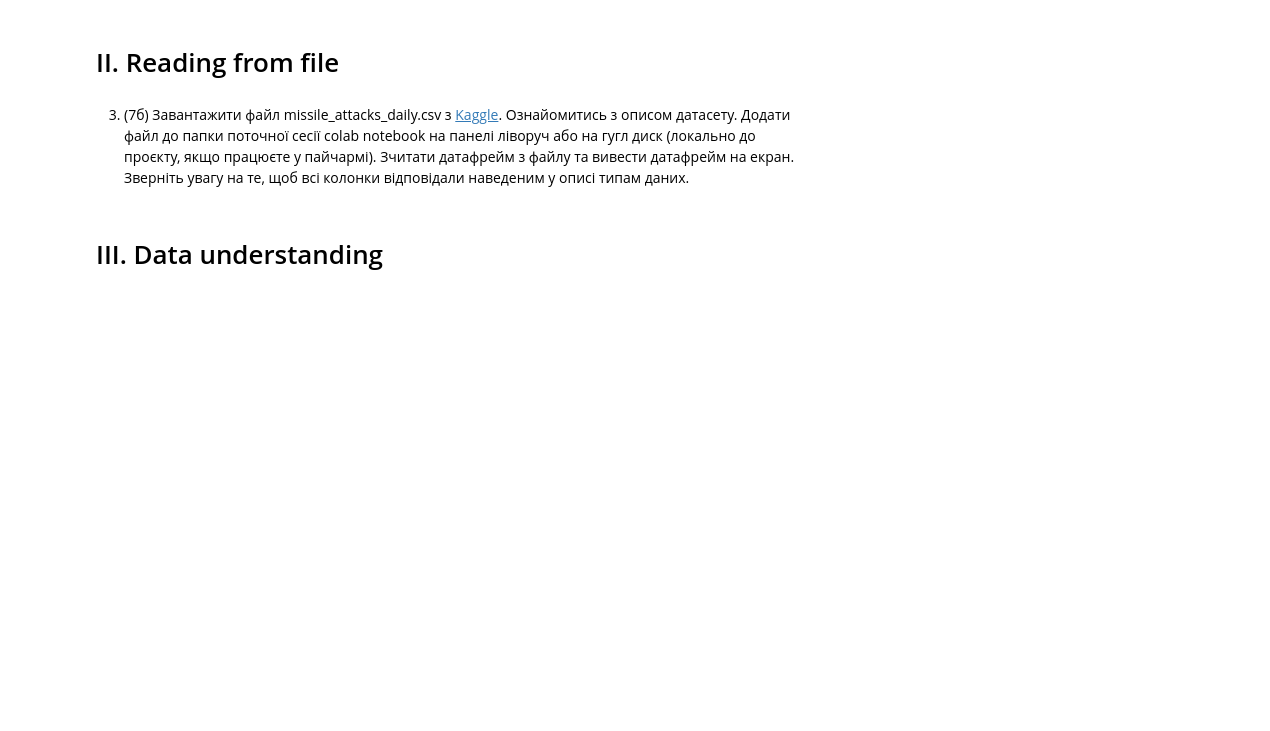
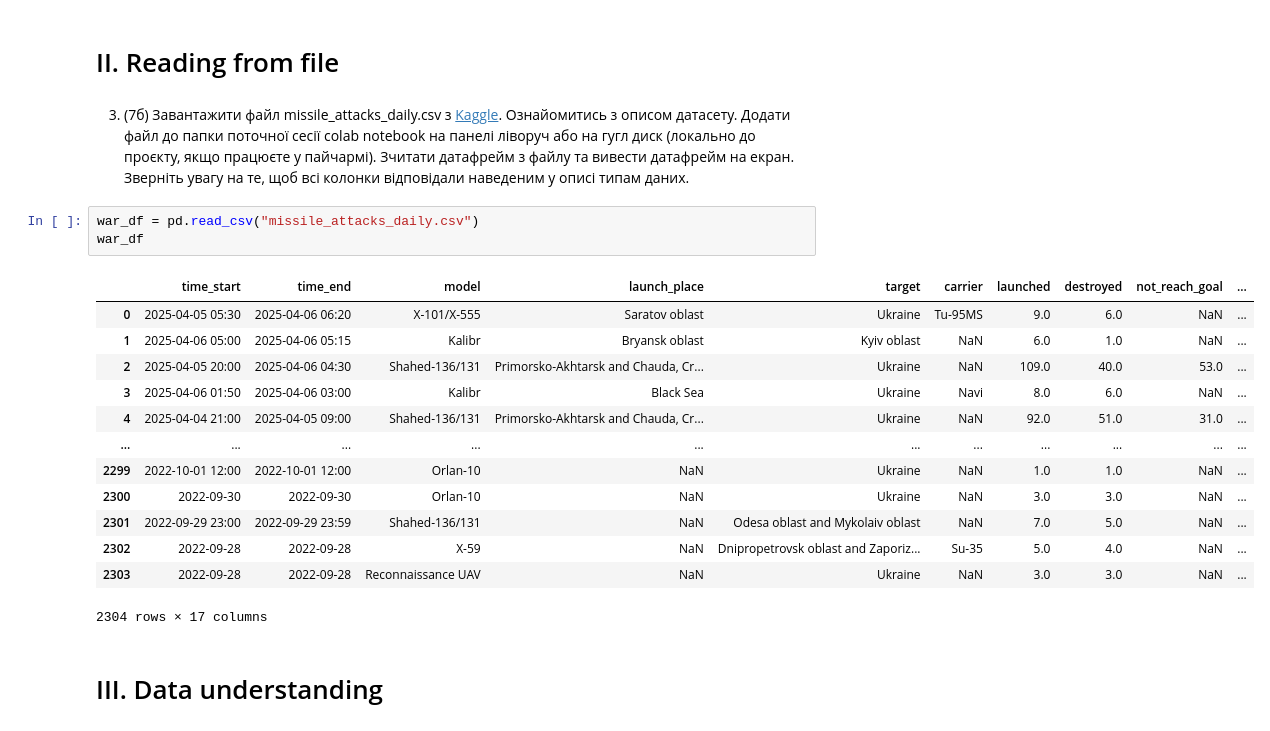
Before and after one commit to MaFiN1337/python-for-big-data-and-data-science, a Jupyter notebook: python_practice_9_2025.ipynb, the cells around one changed output. Drawn from its saved outputs; the diff is of its cells as text; blank space fills up the shorter version.

```diff
--- a/python_practice_9_2025.ipynb
+++ b/python_practice_9_2025.ipynb
@@ -32,6 +32,23 @@ dtype: object
 # II. Reading from file
 # %% [markdown]
 3. (7б) Завантажити файл missile_attacks_daily.csv з [Kaggle](https://www.kaggle.com/datasets/piterfm/massive-missile-attacks-on-ukraine?select=missile_attacks_daily.csv). Ознайомитись з описом датасету. Додати файл до папки поточної сесії colab notebook на панелі ліворуч або на гугл диск (локально до проєкту, якщо працюєте у пайчармі). Зчитати датафрейм з файлу та вивести датафрейм на екран. Зверніть увагу на те, щоб всі колонки відповідали наведеним у описі типам даних.
+# %%
+war_df = pd.read_csv("missile_attacks_daily.csv")
+war_df
+# %% [output]
+|  | time_start | time_end | model | launch_place | target | carrier | launched | destroyed | not_reach_goal | ... |
+| 0 | 2025-04-05 05:30 | 2025-04-06 06:20 | X-101/X-555 | Saratov oblast | Ukraine | Tu-95MS | 9.0 | 6.0 | NaN | ... |
+| 1 | 2025-04-06 05:00 | 2025-04-06 05:15 | Kalibr | Bryansk oblast | Kyiv oblast | NaN | 6.0 | 1.0 | NaN | ... |
+| 2 | 2025-04-05 20:00 | 2025-04-06 04:30 | Shahed-136/131 | Primorsko-Akhtarsk and Chauda, Cr... | Ukraine | NaN | 109.0 | 40.0 | 53.0 | ... |
+| 3 | 2025-04-06 01:50 | 2025-04-06 03:00 | Kalibr | Black Sea | Ukraine | Navi | 8.0 | 6.0 | NaN | ... |
+| 4 | 2025-04-04 21:00 | 2025-04-05 09:00 | Shahed-136/131 | Primorsko-Akhtarsk and Chauda, Cr... | Ukraine | NaN | 92.0 | 51.0 | 31.0 | ... |
+| ... | ... | ... | ... | ... | ... | ... | ... | ... | ... | ... |
+| 2299 | 2022-10-01 12:00 | 2022-10-01 12:00 | Orlan-10 | NaN | Ukraine | NaN | 1.0 | 1.0 | NaN | ... |
+| 2300 | 2022-09-30 | 2022-09-30 | Orlan-10 | NaN | Ukraine | NaN | 3.0 | 3.0 | NaN | ... |
+| 2301 | 2022-09-29 23:00 | 2022-09-29 23:59 | Shahed-136/131 | NaN | Odesa oblast and Mykolaiv oblast | NaN | 7.0 | 5.0 | NaN | ... |
+| 2302 | 2022-09-28 | 2022-09-28 | X-59 | NaN | Dnipropetrovsk oblast and Zaporiz... | Su-35 | 5.0 | 4.0 | NaN | ... |
+| 2303 | 2022-09-28 | 2022-09-28 | Reconnaissance UAV | NaN | Ukraine | NaN | 3.0 | 3.0 | NaN | ... |
+2304 rows × 17 columns
 # %% [markdown]
 # III. Data understanding
 # %% [markdown]
```
